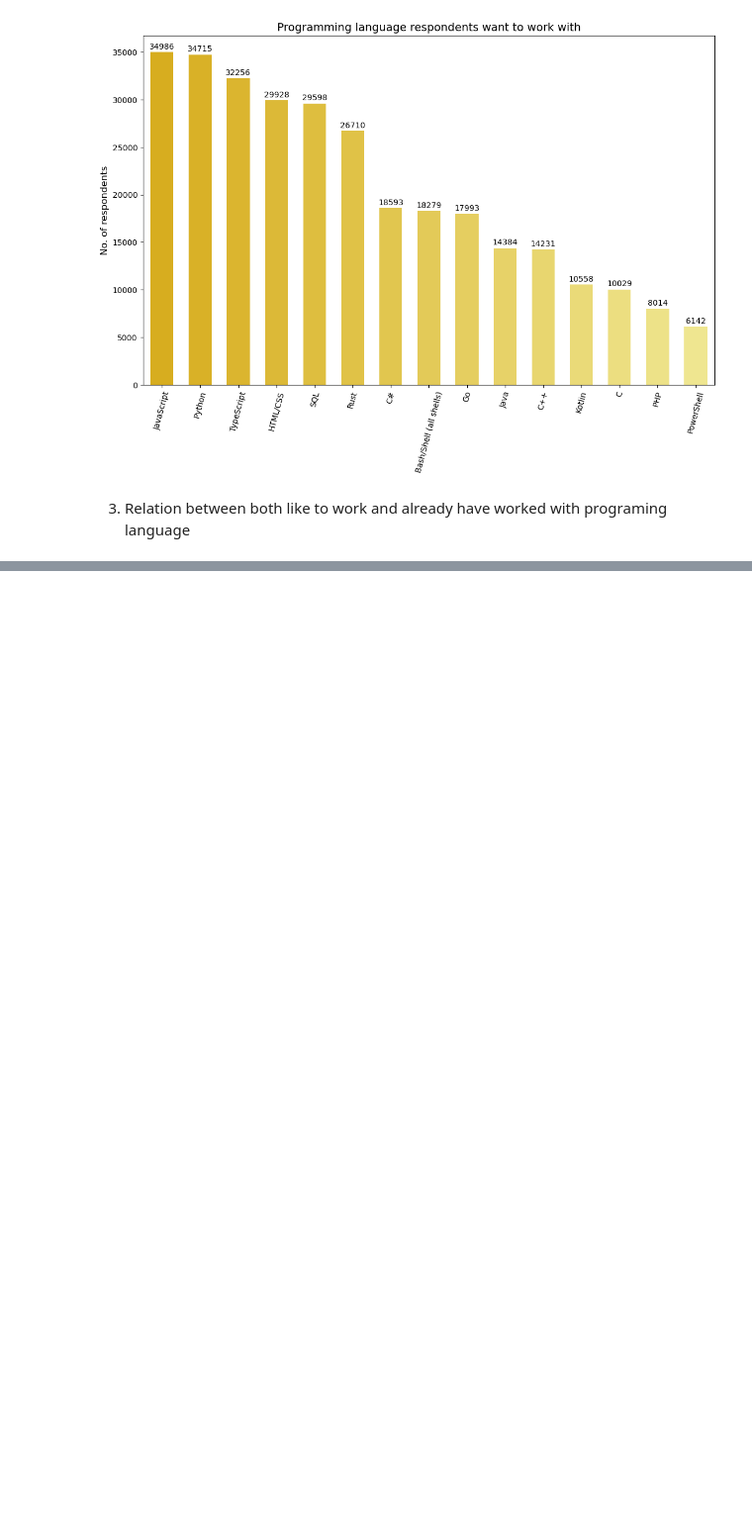
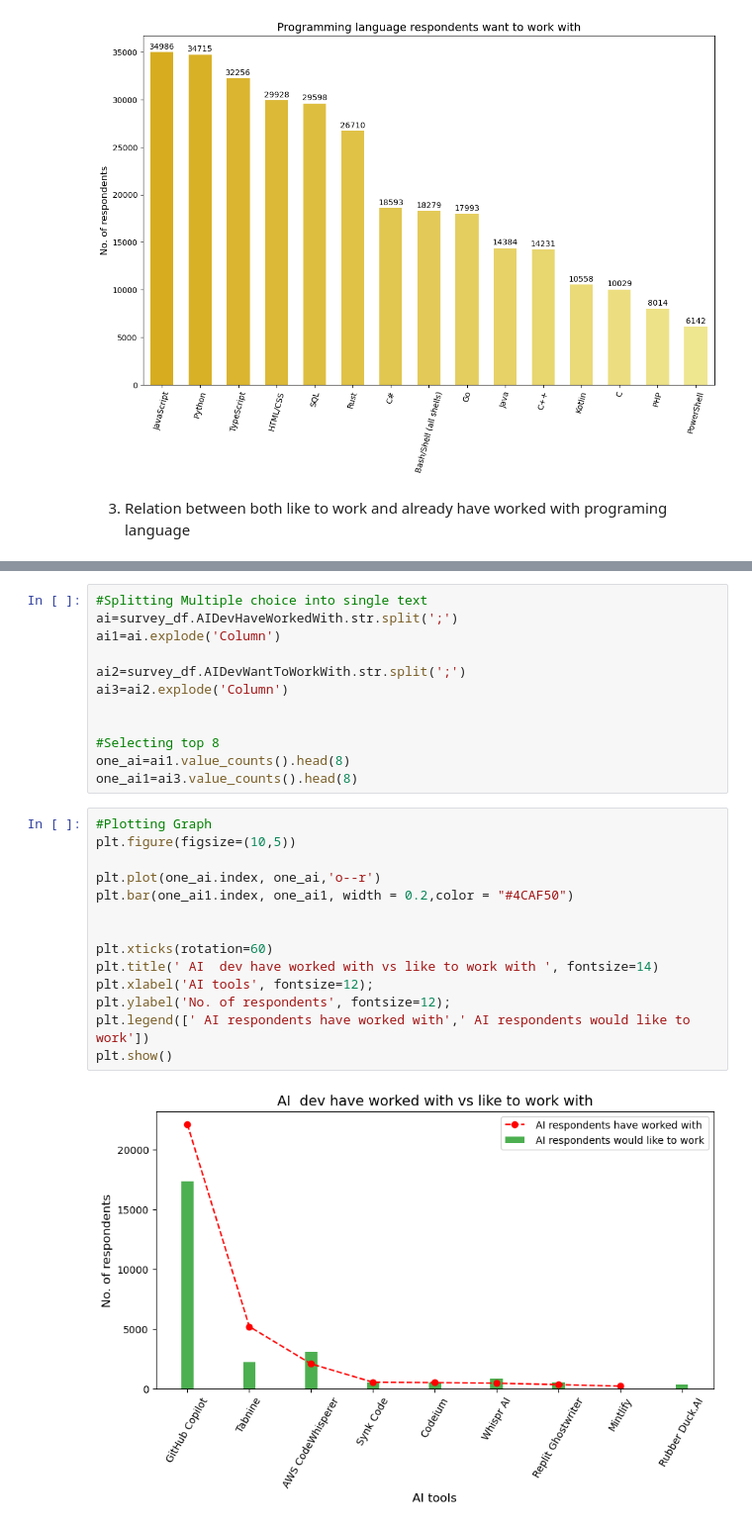
Before and after one commit to RobinSingh410/Stackoverflow_Survey, a Jupyter notebook: Stackoverflow_survey.ipynb, the cells around one changed output, grey strips where cells are left out. Shown at 99% size. Cells and saved outputs as stored; diff of their text form; blank space fills up the shorter version.

```diff
--- a/Stackoverflow_survey.ipynb
+++ b/Stackoverflow_survey.ipynb
@@ -320,0 +349,28 @@ plt.show()
+# %%
+#Splitting Multiple choice into single text
+ai=survey_df.AIDevHaveWorkedWith.str.split(';')
+ai1=ai.explode('Column')
+
+ai2=survey_df.AIDevWantToWorkWith.str.split(';')
+ai3=ai2.explode('Column')
+
+
+#Selecting top 8
+one_ai=ai1.value_counts().head(8)
+one_ai1=ai3.value_counts().head(8)
+# %%
+#Plotting Graph
+plt.figure(figsize=(10,5))
+
+plt.plot(one_ai.index, one_ai,'o--r')
+plt.bar(one_ai1.index, one_ai1, width = 0.2,color = "#4CAF50")
+
+
+plt.xticks(rotation=60)
+plt.title(' AI  dev have worked with vs like to work with ', fontsize=14)
+plt.xlabel('AI tools', fontsize=12);
+plt.ylabel('No. of respondents', fontsize=12);
+plt.legend([' AI respondents have worked with',' AI respondents would like to work'])
+plt.show()
+# %% [output]
+[figure, added]
```
Also changed, not shown: parts of 7 cells of this notebook.
